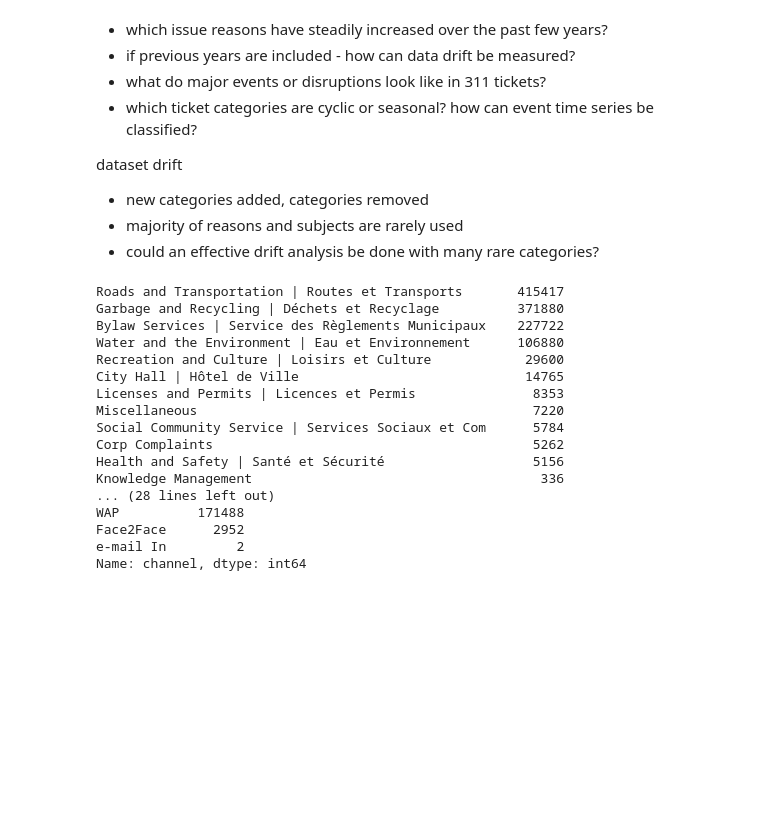
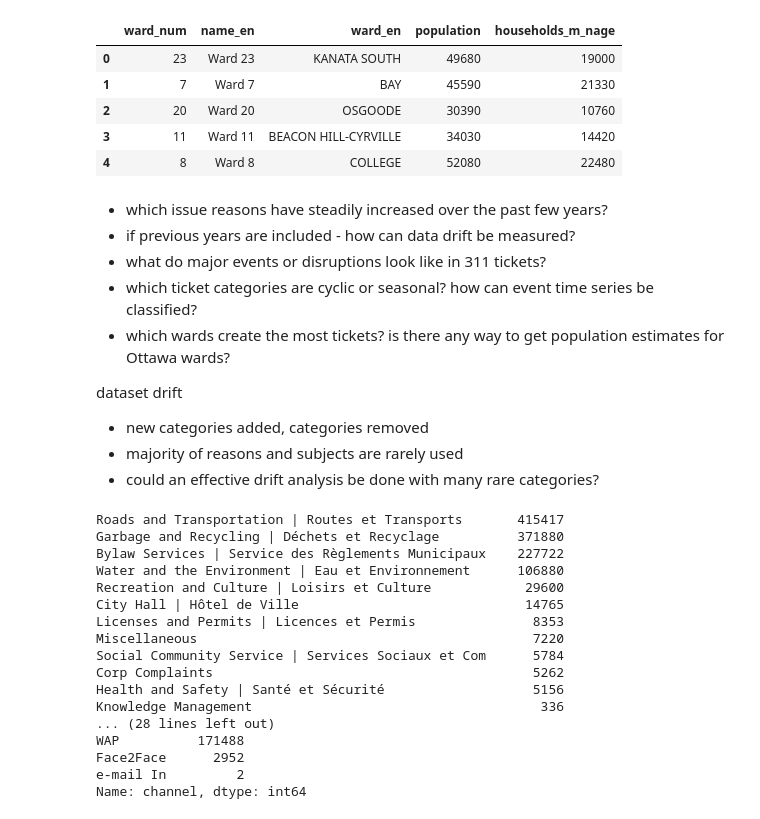
Before and after one commit to leblanchannah/ottawa-311, a Jupyter notebook: EDA_full_data.ipynb, the cells around one changed output. Cells and saved outputs as stored; diff of their text form; code cells hidden in the pictures; blank space fills up the shorter version.

```diff
--- a/EDA_full_data.ipynb
+++ b/EDA_full_data.ipynb
@@ -10 +39,15 @@ sns.set_context("notebook")
+# %%
+population_url = "https://services.arcgis.com/G6F8XLCl5KtAlZ2G/arcgis/rest/services/Join_Features_to_Population_and_Household_Estimates_by_Ward_–_Mid_2021_V4/FeatureServer/0/query?where=1%3D1&outFields=WARD_NUM,NAME_EN,WARD_EN,POPULATION,HOUSEHOLDS_M_NAGE&outSR=4326&f=json"
+population_21_est = requests.get(population_url)
+df_population = pd.DataFrame([x['attributes'] for x in population_21_est.json()['features']])
+df_population.columns = [x.lower() for x in df_population.columns]
+# %%
+df_population.head()
+# %% [output]
+|  | ward_num | name_en | ward_en | population | households_m_nage |
+| 0 | 23 | Ward 23 | KANATA SOUTH | 49680 | 19000 |
+| 1 | 7 | Ward 7 | BAY | 45590 | 21330 |
+| 2 | 20 | Ward 20 | OSGOODE | 30390 | 10760 |
+| 3 | 11 | Ward 11 | BEACON HILL-CYRVILLE | 34030 | 14420 |
+| 4 | 8 | Ward 8 | COLLEGE | 52080 | 22480 |
 # %%
@@ -30,6 +77,7 @@ df.to_csv('data/service_requests_2019_2020.csv', index=False)
  - if previous years are included - how can data drift be measured?
  - what do major events or disruptions look like in 311 tickets?
  - which ticket categories are cyclic or seasonal? how can event time series be classified?
+ - which wards create the most tickets? is there any way to get population estimates for Ottawa wards?
 
 
  dataset drift
```
Also changed, not shown: parts of 12 cells of this notebook.
